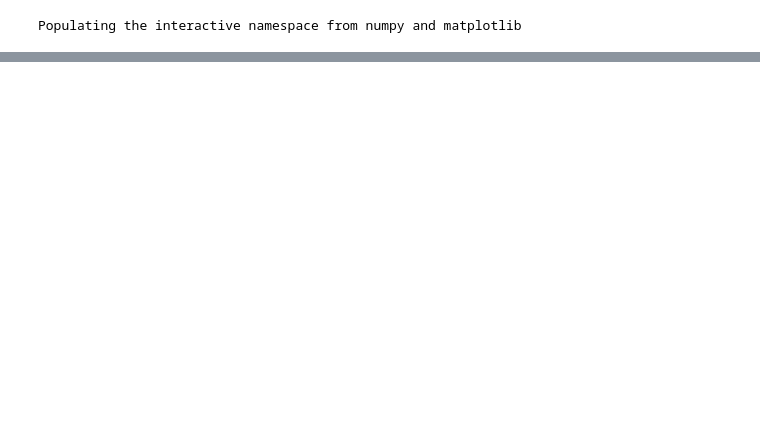
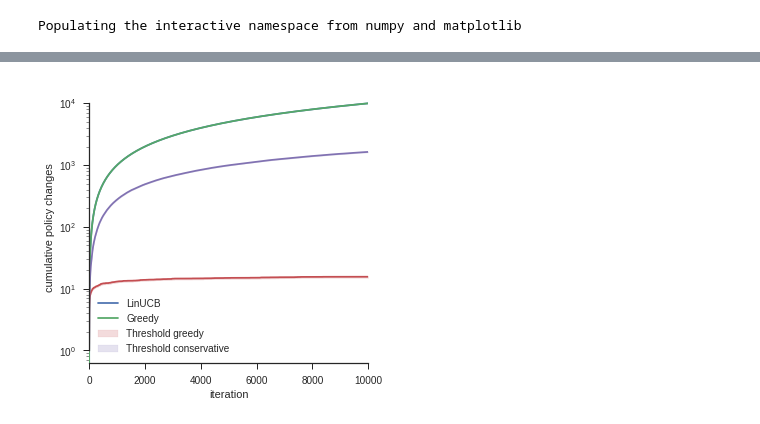
Before and after one commit to benlansdell/conservativerdd, a Jupyter notebook: compare_methods.ipynb, the cells around one changed output, grey strips where cells are left out. Cells and saved outputs as stored; diff of their text form; code cells hidden in the pictures; blank space fills up the shorter version.

```diff
--- a/compare_methods.ipynb
+++ b/compare_methods.ipynb
@@ -74,0 +98,16 @@ array([[  1.00000000e+00,   9.99700000e+03,   1.00000000e+00,
+# %%
+#Plot number of policy changes. By definition both greedy and LinUCB are linear
+fig, axes = plt.subplots(1,1,figsize=(5,5))
+axes.plot(np.arange(10000))
+axes.plot(np.arange(10000))
+sns.tsplot(np.cumsum(update_pol_thr, axis = 1), color = 'C2')
+sns.tsplot(np.cumsum(update_pol_thrcons, axis = 1), color = 'C3')
+#axes.set_ylim([0, 10000])
+axes.set_xlim([0, 10000])
+axes.set_xlabel('iteration')
+axes.set_ylabel('cumulative policy changes')
+axes.set_yscale('log')
+axes.legend(['LinUCB', 'Greedy', 'Threshold greedy', 'Threshold conservative'])
+sns.despine(trim = True)
+# %% [output]
+[figure, added]
```
Also changed, not shown: parts of 7 cells of this notebook, 2 other files.
